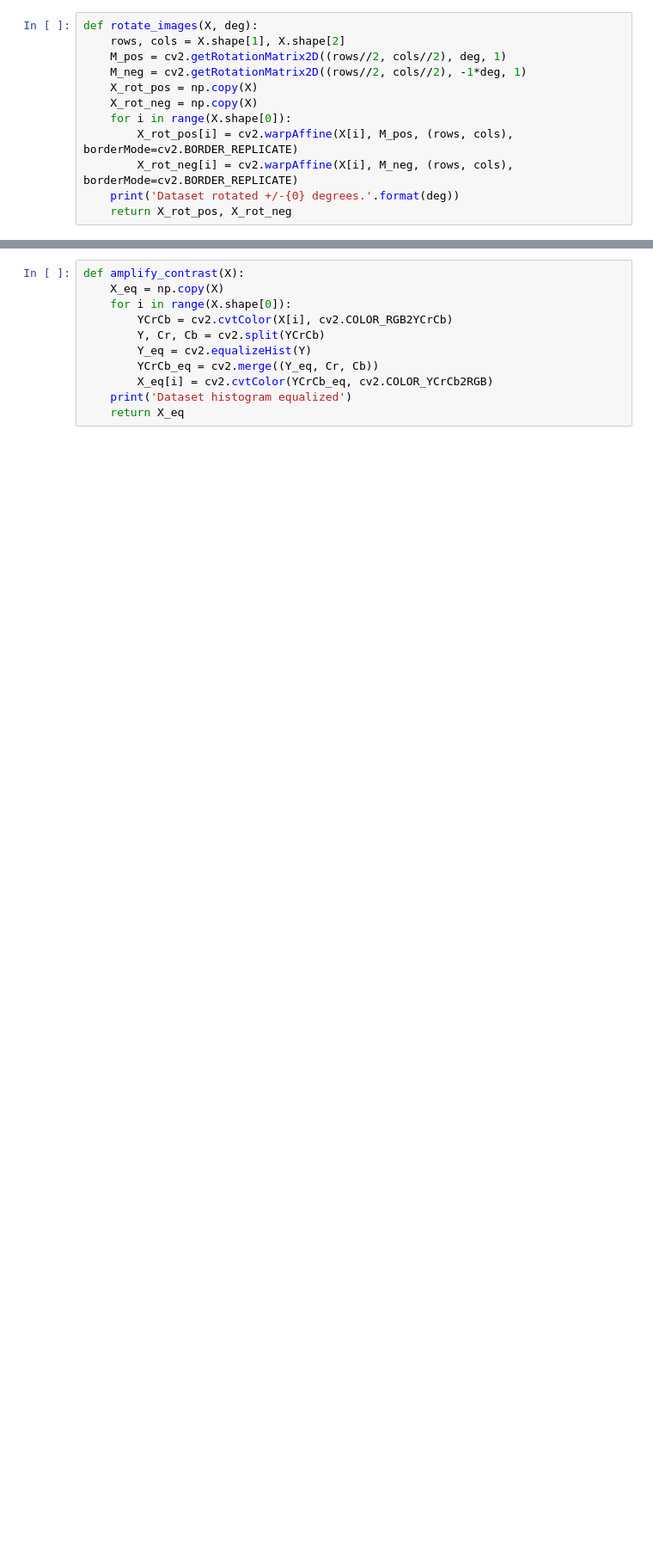
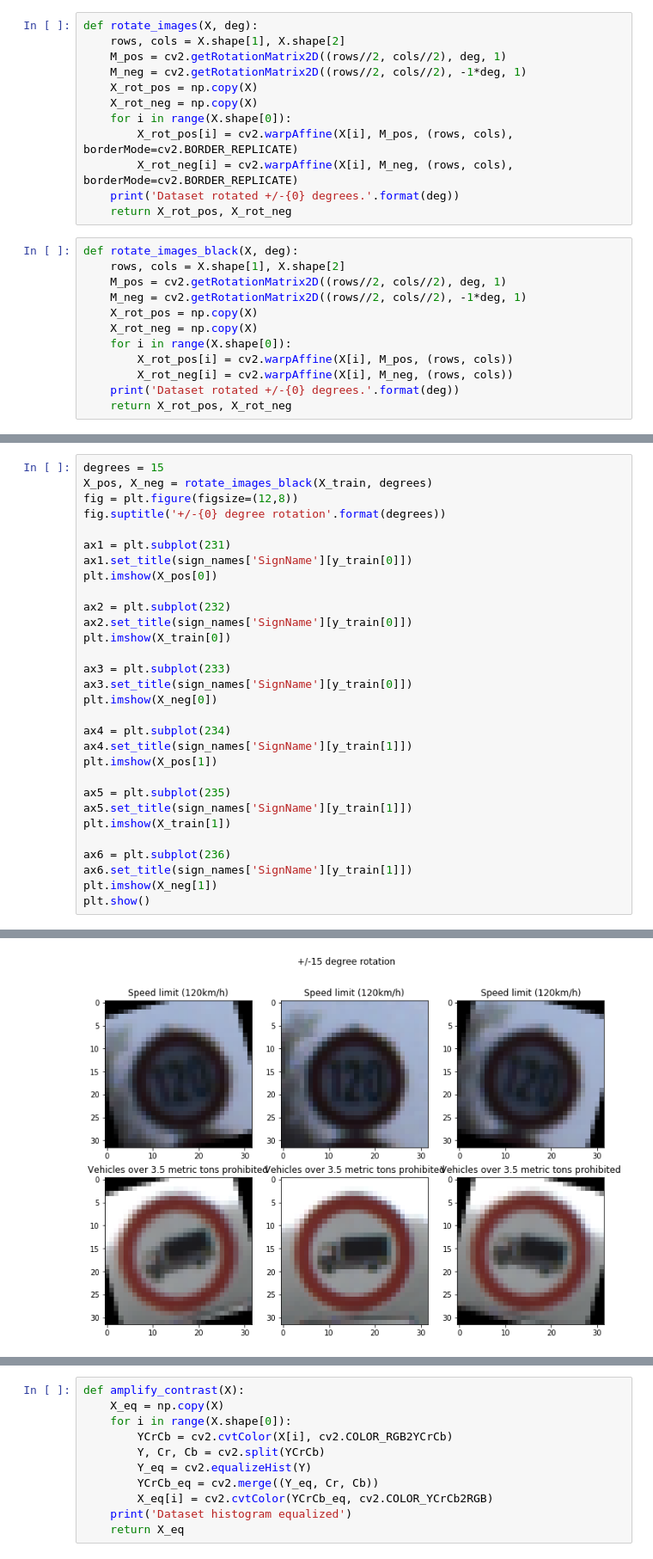
Before and after one commit to sketchc89/TrafficSign-P2, a Jupyter notebook: Traffic_Sign_Classifier_Grayscale.ipynb, the cells around one changed output, grey strips where cells are left out. Shown at 86% size. Cells and saved outputs as stored; diff of their text form; blank space fills up the shorter version.

```diff
--- a/Traffic_Sign_Classifier_Grayscale.ipynb
+++ b/Traffic_Sign_Classifier_Grayscale.ipynb
@@ -99,3 +116,15 @@ def rotate_images(X, deg):
         X_rot_neg[i] = cv2.warpAffine(X[i], M_neg, (rows, cols), borderMode=cv2.BORDER_REPLICATE)
     print('Dataset rotated +/-{0} degrees.'.format(deg))
     return X_rot_pos, X_rot_neg
+# %%
+def rotate_images_black(X, deg):
+    rows, cols = X.shape[1], X.shape[2]
+    M_pos = cv2.getRotationMatrix2D((rows//2, cols//2), deg, 1)
+    M_neg = cv2.getRotationMatrix2D((rows//2, cols//2), -1*deg, 1)
+    X_rot_pos = np.copy(X)
+    X_rot_neg = np.copy(X)
+    for i in range(X.shape[0]):
+        X_rot_pos[i] = cv2.warpAffine(X[i], M_pos, (rows, cols))
+        X_rot_neg[i] = cv2.warpAffine(X[i], M_neg, (rows, cols))
+    print('Dataset rotated +/-{0} degrees.'.format(deg))
+    return X_rot_pos, X_rot_neg
@@ -135,0 +169,31 @@ MemoryError:
+# %%
+degrees = 15
+X_pos, X_neg = rotate_images_black(X_train, degrees)
+fig = plt.figure(figsize=(12,8))
+fig.suptitle('+/-{0} degree rotation'.format(degrees))
+
+ax1 = plt.subplot(231)
+ax1.set_title(sign_names['SignName'][y_train[0]])
+plt.imshow(X_pos[0])
+
+ax2 = plt.subplot(232)
+ax2.set_title(sign_names['SignName'][y_train[0]])
+plt.imshow(X_train[0])
+
+ax3 = plt.subplot(233)
+ax3.set_title(sign_names['SignName'][y_train[0]])
+plt.imshow(X_neg[0])
+
+ax4 = plt.subplot(234)
+ax4.set_title(sign_names['SignName'][y_train[1]])
+plt.imshow(X_pos[1])
+
+ax5 = plt.subplot(235)
+ax5.set_title(sign_names['SignName'][y_train[1]])
+plt.imshow(X_train[1])
+
+ax6 = plt.subplot(236)
+ax6.set_title(sign_names['SignName'][y_train[1]])
+plt.imshow(X_neg[1])
+plt.show()
+# %% [output]
@@ -135,0 +201 @@ MemoryError:
+[figure, added]
```
Also changed, not shown: parts of 33 cells of this notebook, 12 other files.
